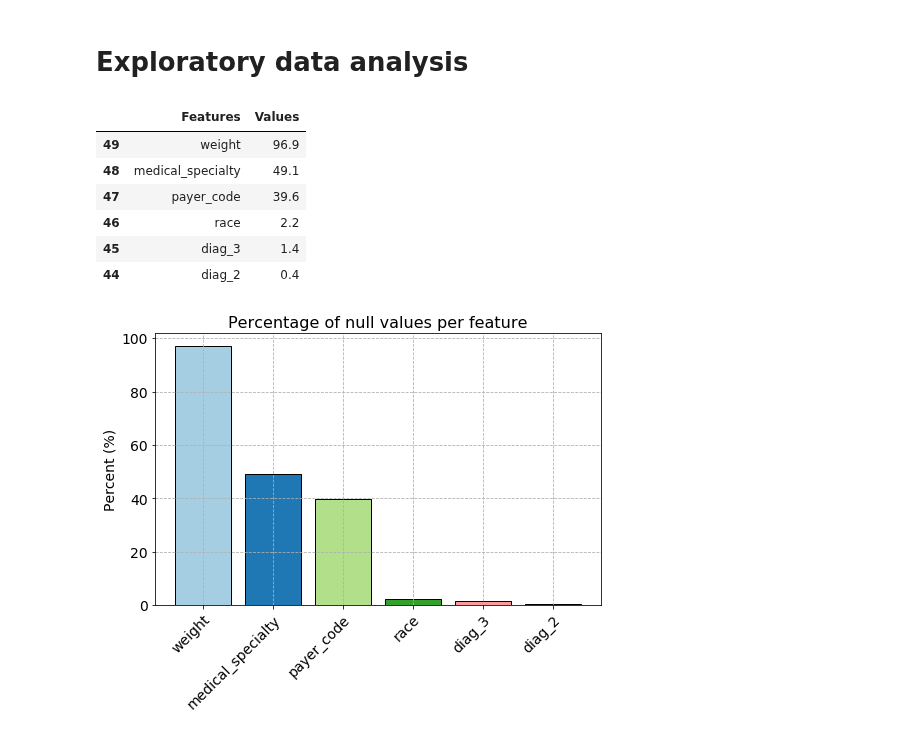
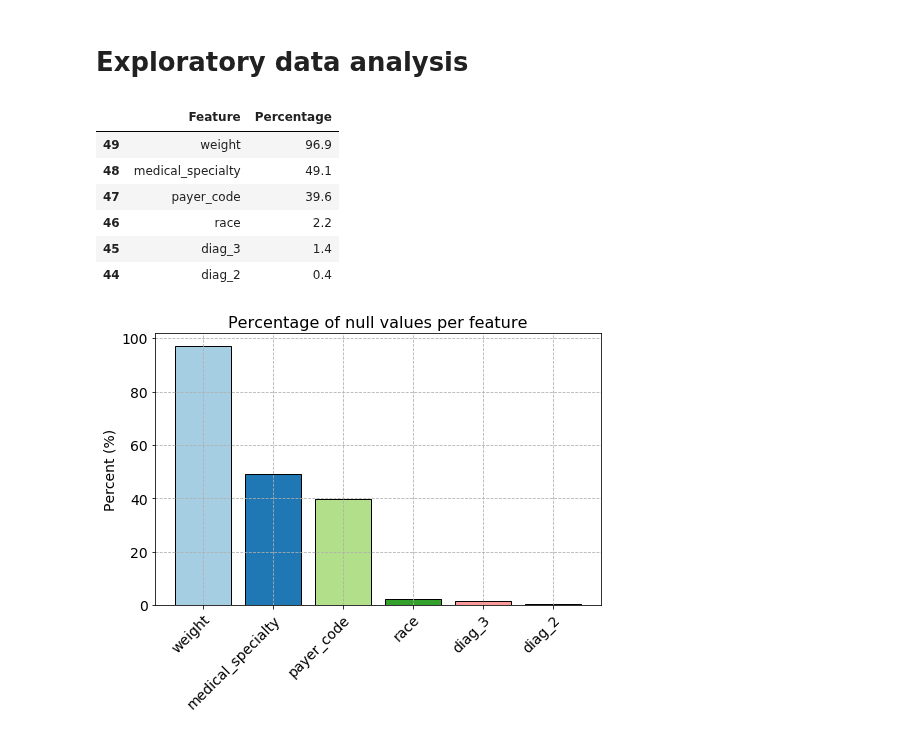
Before and after one commit to capac/kaggle-notebooks, a Jupyter notebook: diabetes-in-130-US-hospitals/1-data-preparation.ipynb, the cells around one changed output. Cells and saved outputs as stored; diff of their text form; code cells hidden in the pictures.

```diff
--- a/diabetes-in-130-US-hospitals/1-data-preparation.ipynb
+++ b/diabetes-in-130-US-hospitals/1-data-preparation.ipynb
@@ -51,7 +50,7 @@ pd.set_option('display.max_colwidth', -1)
 # Loading data
 # %%
 df = pd.read_csv('data/diabetic_data.csv', na_values='?', low_memory=False)
-obj_cols = list(df.select_dtypes('object').columns)
+obj_cols = df.select_dtypes('object').columns
 df[obj_cols] = df[obj_cols].astype('category')
 # %%
 df.head()
@@ -119,13 +118,13 @@ df.describe().applymap('{:.1f}'.format)
 # %%
 missing_values = df.isnull().sum()/df.shape[0]*100
 missing_values.sort_values(ascending=True, inplace=True)
-missing_df = missing_values.reset_index().rename(columns={'index': 'Features', 0: 'Values'})
-missing_df['Values'] = missing_df['Values'].apply('{:.1f}'.format).astype('float')
+missing_df = missing_values.reset_index().rename(columns={'index': 'Feature', 0: 'Percentage'})
+missing_df['Percentage'] = missing_df['Percentage'].apply('{:.1f}'.format).astype('float')
 # %%
-missing_df = missing_df.loc[missing_df['Values'] != 0].sort_values(by='Values', ascending=False)
+missing_df = missing_df.loc[missing_df['Percentage'] != 0].sort_values(by='Percentage', ascending=False)
 missing_df.head(10)
 # %% [output]
-|  | Features | Values |
+|  | Feature | Percentage |
 | 49 | weight | 96.9 |
 | 48 | medical_specialty | 49.1 |
 | 47 | payer_code | 39.6 |
```
Also changed, not shown: parts of 11 cells of this notebook.
